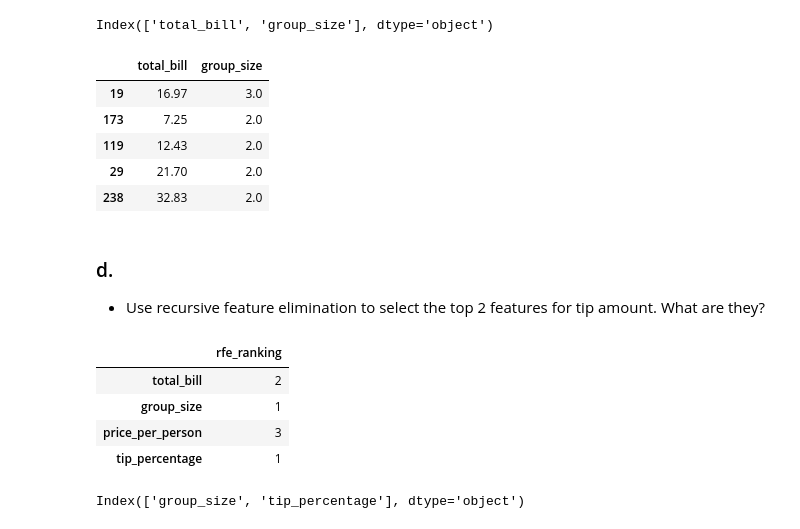
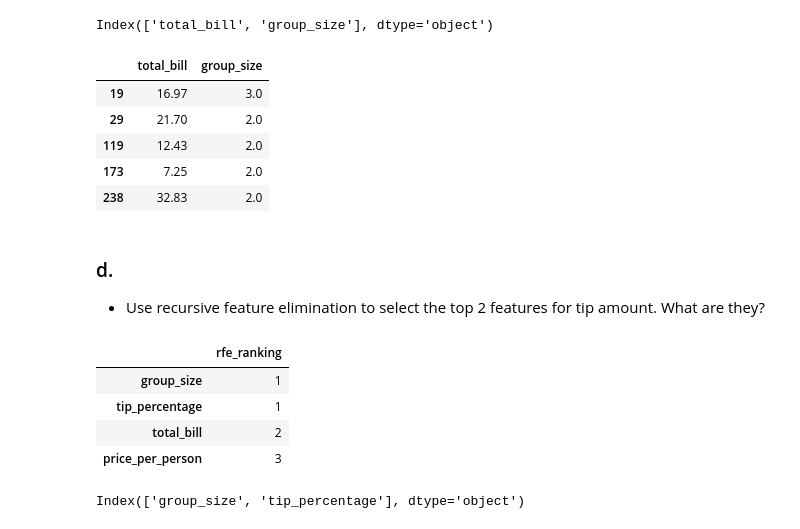
Before and after one commit to rachelrobbinsmayhill/regression-exercises, a Jupyter notebook: feature_engineering.ipynb, the cells around one changed output. Drawn from its saved outputs; the diff is of its cells as text; code cells hidden in the pictures.

```diff
--- a/feature_engineering.ipynb
+++ b/feature_engineering.ipynb
@@ -188,16 +188,16 @@ Index(['total_bill', 'group_size'], dtype='object')
 # %%
 X_train_transformed = pd.DataFrame(
     kbest.transform(X_train),
     index=X_train.index,
     columns=X_train.columns[kbest.get_support()]
 )
-X_train_transformed.head()
+X_train_transformed.head().sort_index()
 # %% [output]
 |  | total_bill | group_size |
 | 19 | 16.97 | 3.0 |
+| 29 | 21.70 | 2.0 |
+| 119 | 12.43 | 2.0 |
 | 173 | 7.25 | 2.0 |
-| 119 | 12.43 | 2.0 |
-| 29 | 21.70 | 2.0 |
 | 238 | 32.83 | 2.0 |
 # %% [markdown]
 ### d.
@@ -212,13 +212,13 @@ rfe = RFE(model, n_features_to_select=2)
 # Fit the thing
 rfe.fit(X_train, y_train)
 # Obtain results in dataframe
-pd.DataFrame({'rfe_ranking': rfe.ranking_}, index=X_train.columns)
+pd.DataFrame({'rfe_ranking': rfe.ranking_}, index=X_train.columns).sort_values(by = 'rfe_ranking')
 # %% [output]
 |  | rfe_ranking |
+| group_size | 1 |
+| tip_percentage | 1 |
 | total_bill | 2 |
-| group_size | 1 |
 | price_per_person | 3 |
-| tip_percentage | 1 |
 # %%
 X_train.columns[rfe.get_support()]
 # %% [output]
```
Also changed, not shown: parts of 5 cells of this notebook.
